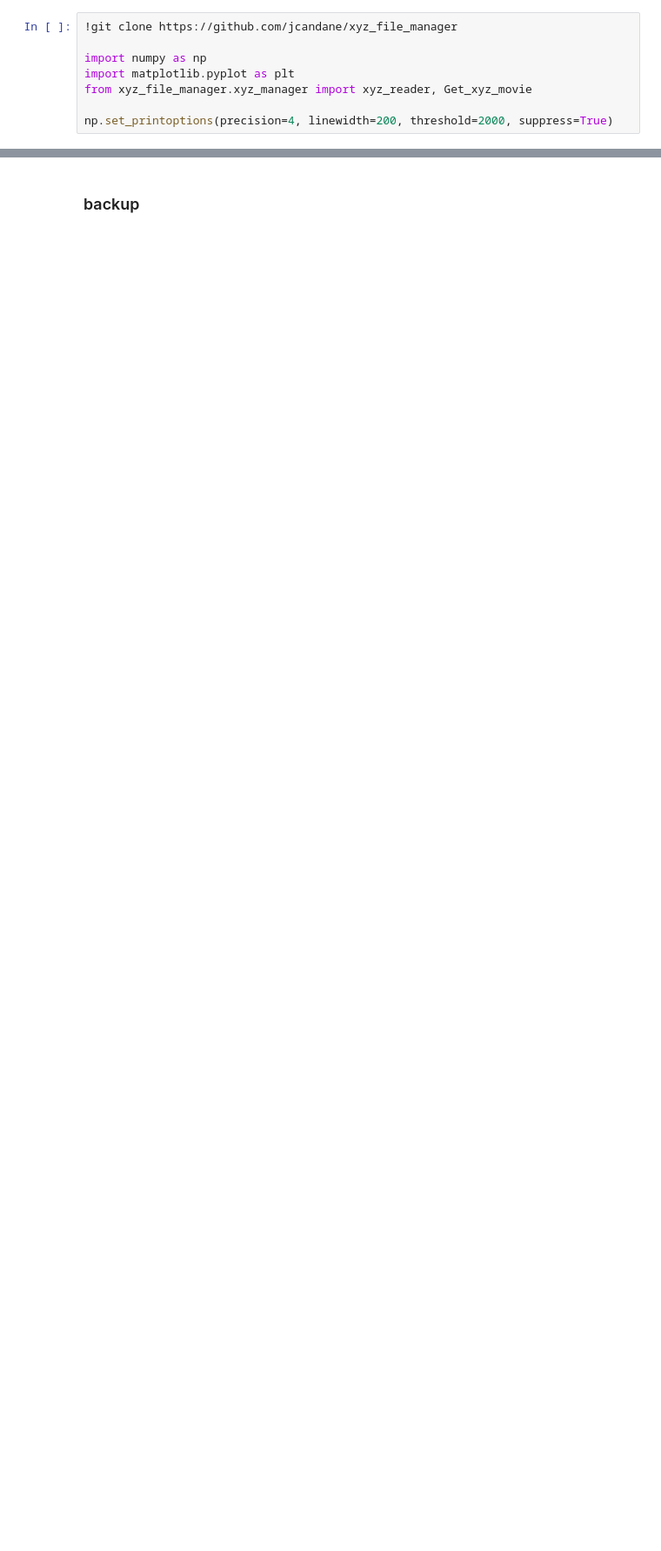
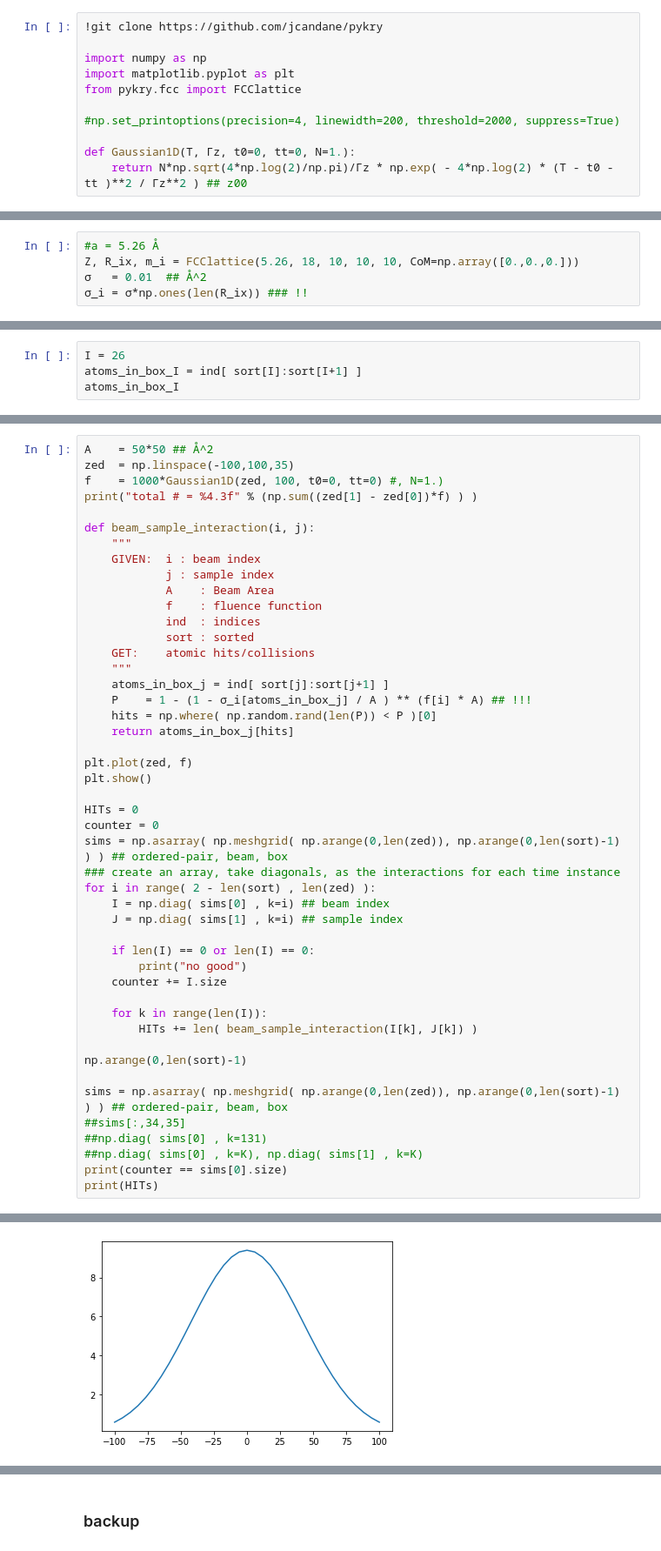
Before and after one commit to jcandane/mcrad, a Jupyter notebook: MCradiation.ipynb, the cells around one changed output, grey strips where cells are left out. Shown at 87% size. Saved outputs shown, nothing was run; the diff lists cells and outputs as text; blank space fills up the shorter version.

```diff
--- a/MCradiation.ipynb
+++ b/MCradiation.ipynb
@@ -1,11 +1,14 @@
 # %% [markdown]
 <a href="https://colab.research.google.com/github/jcandane/mcrad/blob/main/MCradiation.ipynb" target="_parent"><img src="https://colab.research.google.com/assets/colab-badge.svg" alt="Open In Colab"/></a>
 # %%
-!git clone https://github.com/jcandane/xyz_file_manager
+!git clone https://github.com/jcandane/pykry
 
 import numpy as np
 import matplotlib.pyplot as plt
-from xyz_file_manager.xyz_manager import xyz_reader, Get_xyz_movie
+from pykry.fcc import FCClattice
 
-np.set_printoptions(precision=4, linewidth=200, threshold=2000, suppress=True)
+#np.set_printoptions(precision=4, linewidth=200, threshold=2000, suppress=True)
+
+def Gaussian1D(T, Γz, t0=0, tt=0, N=1.):
+    return N*np.sqrt(4*np.log(2)/np.pi)/Γz * np.exp( - 4*np.log(2) * (T - t0 - tt )**2 / Γz**2 ) ## z00
 # %% [output]
@@ -20,3 +16,8 @@ Z, R_ix = xyz_reader("Ar_1000.xyz")
+# %%
+#a = 5.26 Å
+Z, R_ix, m_i = FCClattice(5.26, 18, 10, 10, 10, CoM=np.array([0.,0.,0.]))
+σ   = 0.01  ## Å^2
+σ_i = σ*np.ones(len(R_ix)) ### !!
 # %%
 np.amax(R_ix,axis=0), np.amin(R_ix,axis=0)
 # %% [output]
@@ -23,0 +48,4 @@ np.amax(R_ix,axis=0), np.amin(R_ix,axis=0)
+# %%
+I = 26
+atoms_in_box_I = ind[ sort[I]:sort[I+1] ]
+atoms_in_box_I
@@ -23,0 +72,48 @@ np.amax(R_ix,axis=0), np.amin(R_ix,axis=0)
+# %%
+A    = 50*50 ## Å^2
+zed  = np.linspace(-100,100,35)
+f    = 1000*Gaussian1D(zed, 100, t0=0, tt=0) #, N=1.)
+print("total # = %4.3f" % (np.sum((zed[1] - zed[0])*f) ) )
+
+def beam_sample_interaction(i, j):
+    """
+    GIVEN:  i : beam index
+            j : sample index
+            A    : Beam Area
+            f    : fluence function
+            ind  : indices
+            sort : sorted
+    GET:    atomic hits/collisions
+    """
+    atoms_in_box_j = ind[ sort[j]:sort[j+1] ]
+    P    = 1 - (1 - σ_i[atoms_in_box_j] / A ) ** (f[i] * A) ## !!!
+    hits = np.where( np.random.rand(len(P)) < P )[0]
+    return atoms_in_box_j[hits]
+
+plt.plot(zed, f)
+plt.show()
+
+HITs = 0
+counter = 0
+sims = np.asarray( np.meshgrid( np.arange(0,len(zed)), np.arange(0,len(sort)-1) ) ) ## ordered-pair, beam, box
+### create an array, take diagonals, as the interactions for each time instance
+for i in range( 2 - len(sort) , len(zed) ):
+    I = np.diag( sims[0] , k=i) ## beam index
+    J = np.diag( sims[1] , k=i) ## sample index
+
+    if len(I) == 0 or len(I) == 0:
+        print("no good")
+    counter += I.size
+
+    for k in range(len(I)):
+        HITs += len( beam_sample_interaction(I[k], J[k]) )
+
+np.arange(0,len(sort)-1)
+
+sims = np.asarray( np.meshgrid( np.arange(0,len(zed)), np.arange(0,len(sort)-1) ) ) ## ordered-pair, beam, box
+##sims[:,34,35]
+##np.diag( sims[0] , k=131)
+##np.diag( sims[0] , k=K), np.diag( sims[1] , k=K)
+print(counter == sims[0].size)
+print(HITs)
+# %% [output]
@@ -23,0 +121 @@ np.amax(R_ix,axis=0), np.amin(R_ix,axis=0)
+[figure, added]
```
Also changed, not shown: parts of 25 cells of this notebook.
